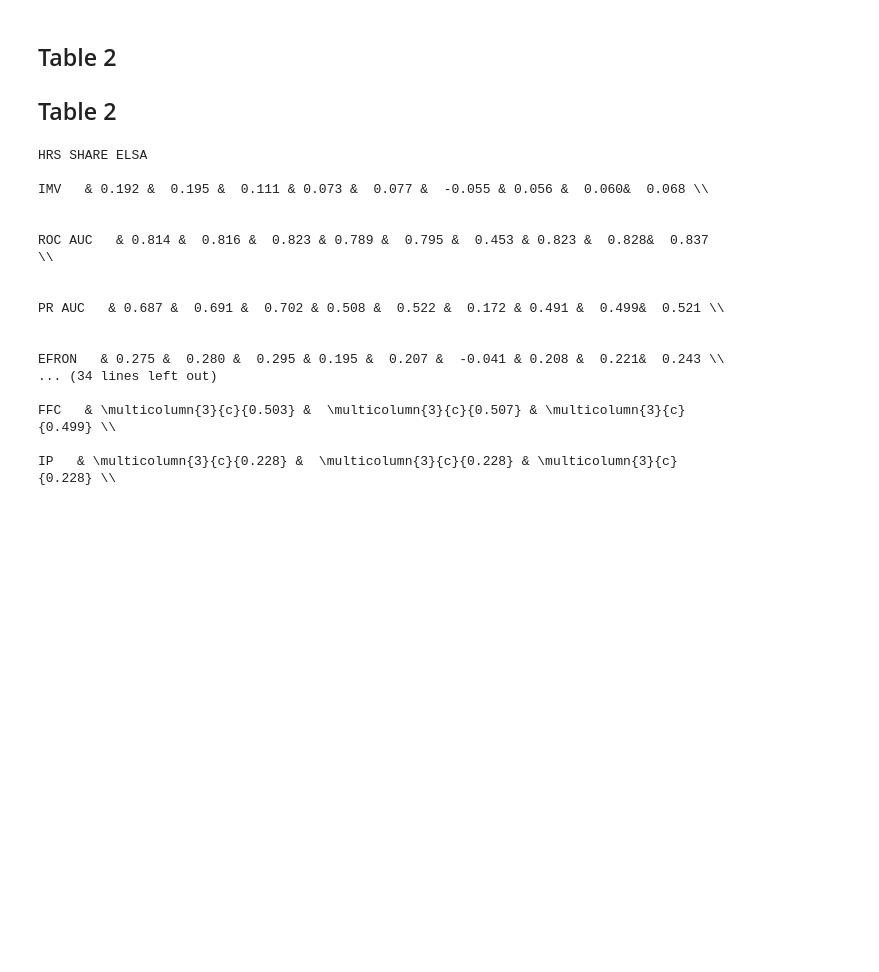
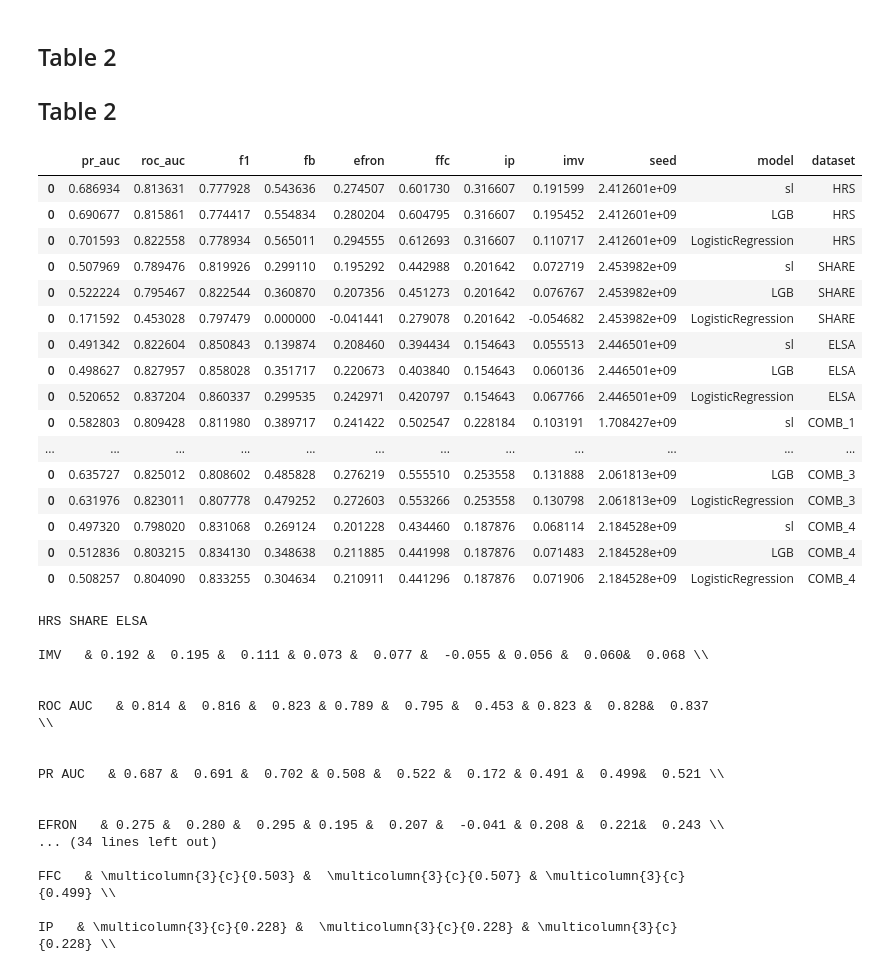
Before and after one commit to vallerrr/Mortality_prediction_cross_countries, a Jupyter notebook: main_new.ipynb, the cells around one changed output. Saved outputs shown, nothing was run; the diff lists cells and outputs as text; code cells hidden in the pictures; blank space fills up the shorter version.

```diff
--- a/main_new.ipynb
+++ b/main_new.ipynb
@@ -1004,6 +1042,26 @@ for dataset in ['HRS','SHARE','ELSA','COMB_1','COMB_2','COMB_3','COMB_4']:
         temp = pd.DataFrame(df_eva_10_seeds.loc[df_eva_10_seeds['model']==model].mean()).T
         temp.loc[len(temp)-1,['model','dataset']]=[model,dataset]
         df_table_1=pd.concat([df_table_1,temp],axis=0)
+# %%
+df_table_1
+# %% [output]
+|  | pr_auc | roc_auc | f1 | fb | efron | ffc | ip | imv | seed | model | dataset |
+| 0 | 0.686934 | 0.813631 | 0.777928 | 0.543636 | 0.274507 | 0.601730 | 0.316607 | 0.191599 | 2.412601e+09 | sl | HRS |
+| 0 | 0.690677 | 0.815861 | 0.774417 | 0.554834 | 0.280204 | 0.604795 | 0.316607 | 0.195452 | 2.412601e+09 | LGB | HRS |
+| 0 | 0.701593 | 0.822558 | 0.778934 | 0.565011 | 0.294555 | 0.612693 | 0.316607 | 0.110717 | 2.412601e+09 | LogisticRegression | HRS |
+| 0 | 0.507969 | 0.789476 | 0.819926 | 0.299110 | 0.195292 | 0.442988 | 0.201642 | 0.072719 | 2.453982e+09 | sl | SHARE |
+| 0 | 0.522224 | 0.795467 | 0.822544 | 0.360870 | 0.207356 | 0.451273 | 0.201642 | 0.076767 | 2.453982e+09 | LGB | SHARE |
+| 0 | 0.171592 | 0.453028 | 0.797479 | 0.000000 | -0.041441 | 0.279078 | 0.201642 | -0.054682 | 2.453982e+09 | LogisticRegression | SHARE |
+| 0 | 0.491342 | 0.822604 | 0.850843 | 0.139874 | 0.208460 | 0.394434 | 0.154643 | 0.055513 | 2.446501e+09 | sl | ELSA |
+| 0 | 0.498627 | 0.827957 | 0.858028 | 0.351717 | 0.220673 | 0.403840 | 0.154643 | 0.060136 | 2.446501e+09 | LGB | ELSA |
+| 0 | 0.520652 | 0.837204 | 0.860337 | 0.299535 | 0.242971 | 0.420797 | 0.154643 | 0.067766 | 2.446501e+09 | LogisticRegression | ELSA |
+| 0 | 0.582803 | 0.809428 | 0.811980 | 0.389717 | 0.241422 | 0.502547 | 0.228184 | 0.103191 | 1.708427e+09 | sl | COMB_1 |
+| ... | ... | ... | ... | ... | ... | ... | ... | ... | ... | ... | ... |
+| 0 | 0.635727 | 0.825012 | 0.808602 | 0.485828 | 0.276219 | 0.555510 | 0.253558 | 0.131888 | 2.061813e+09 | LGB | COMB_3 |
+| 0 | 0.631976 | 0.823011 | 0.807778 | 0.479252 | 0.272603 | 0.553266 | 0.253558 | 0.130798 | 2.061813e+09 | LogisticRegression | COMB_3 |
+| 0 | 0.497320 | 0.798020 | 0.831068 | 0.269124 | 0.201228 | 0.434460 | 0.187876 | 0.068114 | 2.184528e+09 | sl | COMB_4 |
+| 0 | 0.512836 | 0.803215 | 0.834130 | 0.348638 | 0.211885 | 0.441998 | 0.187876 | 0.071483 | 2.184528e+09 | LGB | COMB_4 |
+| 0 | 0.508257 | 0.804090 | 0.833255 | 0.304634 | 0.210911 | 0.441296 | 0.187876 | 0.071906 | 2.184528e+09 | LogisticRegression | COMB_4 |
 # %%
 # table 2, latex format
 for datasets in [['HRS','SHARE','ELSA'],['COMB_2','COMB_3','COMB_4'],['COMB_1']]:
```
Also changed, not shown: parts of 10 cells of this notebook, 2 other files.
